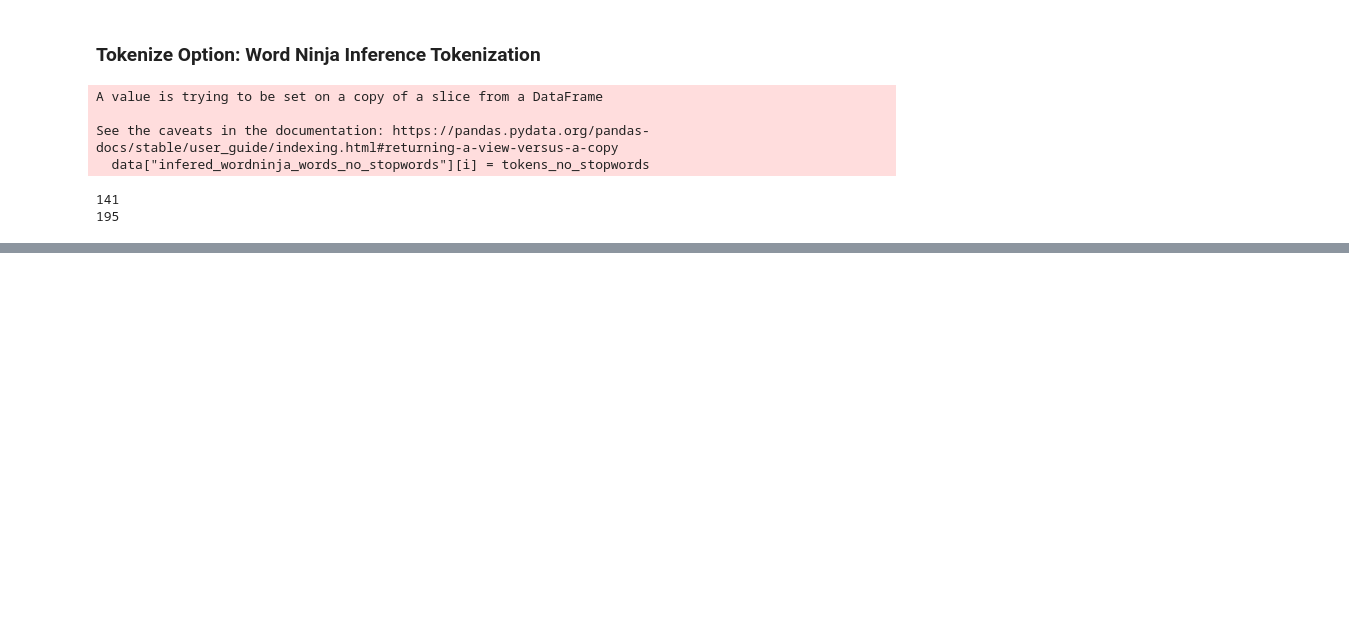
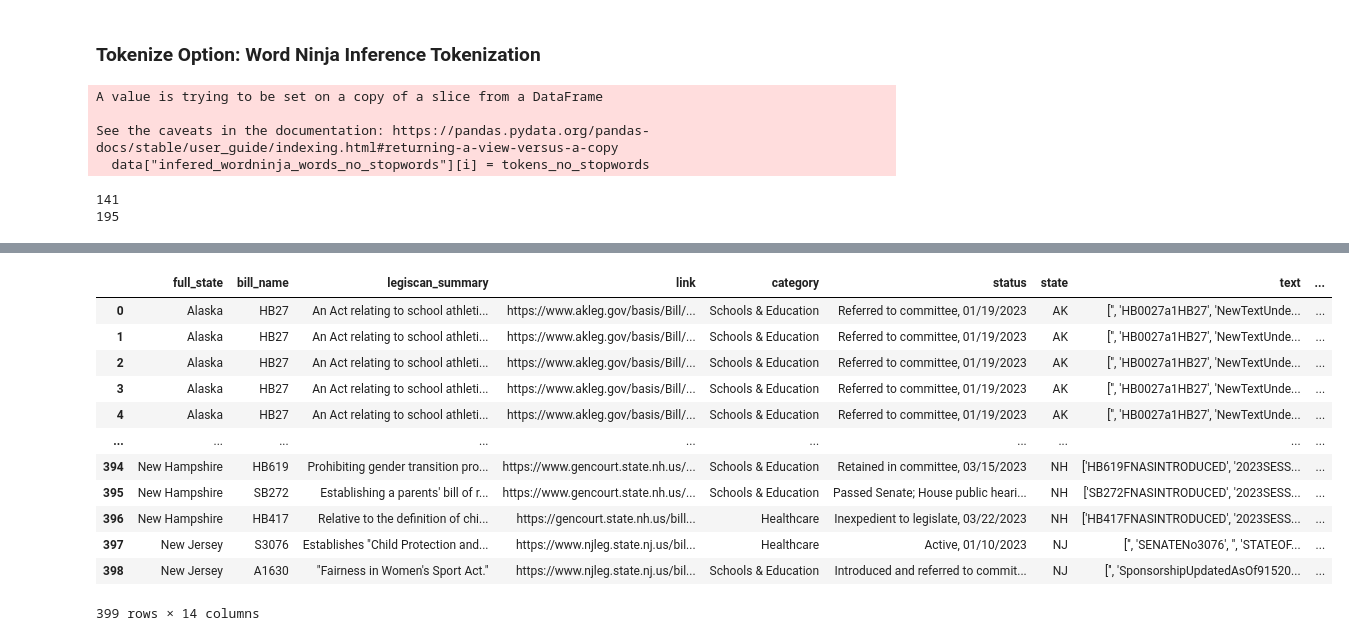
Before and after one commit to miammayerhofer/ANLY521_Final_Project, a Jupyter notebook: code/EDA.ipynb, the cells around one changed output, grey strips where cells are left out. Saved outputs shown, nothing was run; the diff lists cells and outputs as text; code cells hidden in the pictures; blank space fills up the shorter version.

```diff
--- a/code/EDA.ipynb
+++ b/code/EDA.ipynb
@@ -125,0 +107,22 @@ def process_data_to_model_inputs(batch):
+# %%
+# Read in legiscan summaries for merging
+summarydf = pd.read_csv("../modified_data/legiscan_summaries.csv")
+summarydf.drop(['Unnamed: 0'], axis = 1, inplace = True)
+# Merge
+all_data = pd.merge(summarydf, data, on = ["full_state", "bill_name"])
+# %%
+all_data
+# %% [output]
+|  | full_state | bill_name | legiscan_summary | link | category | status | state | text | ... |
+| 0 | Alaska | HB27 | An Act relating to school athleti... | https://www.akleg.gov/basis/Bill/... | Schools & Education | Referred to committee, 01/19/2023 | AK | ['', 'HB0027a1HB27', 'NewTextUnde... | ... |
+| 1 | Alaska | HB27 | An Act relating to school athleti... | https://www.akleg.gov/basis/Bill/... | Schools & Education | Referred to committee, 01/19/2023 | AK | ['', 'HB0027a1HB27', 'NewTextUnde... | ... |
+| 2 | Alaska | HB27 | An Act relating to school athleti... | https://www.akleg.gov/basis/Bill/... | Schools & Education | Referred to committee, 01/19/2023 | AK | ['', 'HB0027a1HB27', 'NewTextUnde... | ... |
+| 3 | Alaska | HB27 | An Act relating to school athleti... | https://www.akleg.gov/basis/Bill/... | Schools & Education | Referred to committee, 01/19/2023 | AK | ['', 'HB0027a1HB27', 'NewTextUnde... | ... |
+| 4 | Alaska | HB27 | An Act relating to school athleti... | https://www.akleg.gov/basis/Bill/... | Schools & Education | Referred to committee, 01/19/2023 | AK | ['', 'HB0027a1HB27', 'NewTextUnde... | ... |
+| ... | ... | ... | ... | ... | ... | ... | ... | ... | ... |
+| 394 | New Hampshire | HB619 | Prohibiting gender transition pro... | https://www.gencourt.state.nh.us/... | Schools & Education | Retained in committee, 03/15/2023 | NH | ['HB619FNASINTRODUCED', '2023SESS... | ... |
+| 395 | New Hampshire | SB272 | Establishing a parents' bill of r... | https://www.gencourt.state.nh.us/... | Schools & Education | Passed Senate; House public heari... | NH | ['SB272FNASINTRODUCED', '2023SESS... | ... |
+| 396 | New Hampshire | HB417 | Relative to the definition of chi... | https://gencourt.state.nh.us/bill... | Healthcare | Inexpedient to legislate, 03/22/2023 | NH | ['HB417FNASINTRODUCED', '2023SESS... | ... |
+| 397 | New Jersey | S3076 | Establishes "Child Protection and... | https://www.njleg.state.nj.us/bil... | Healthcare | Active, 01/10/2023 | NJ | ['', 'SENATENo3076', '', 'STATEOF... | ... |
+| 398 | New Jersey | A1630 | "Fairness in Women's Sport Act." | https://www.njleg.state.nj.us/bil... | Schools & Education | Introduced and referred to commit... | NJ | ['', 'SponsorshipUpdatedAsOf91520... | ... |
+399 rows × 14 columns
```
Also changed, not shown: parts of 10 cells of this notebook, 2 other files.
